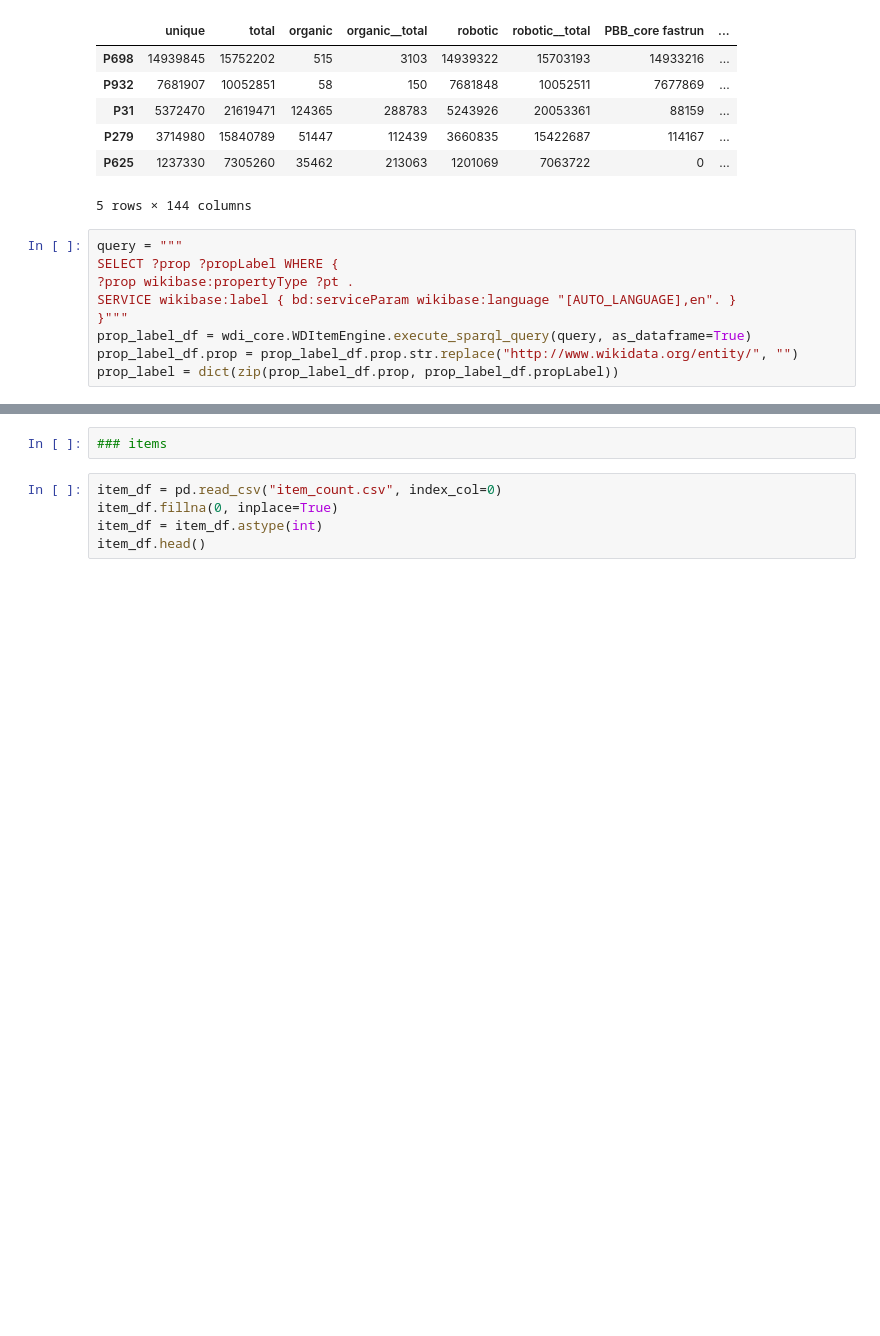
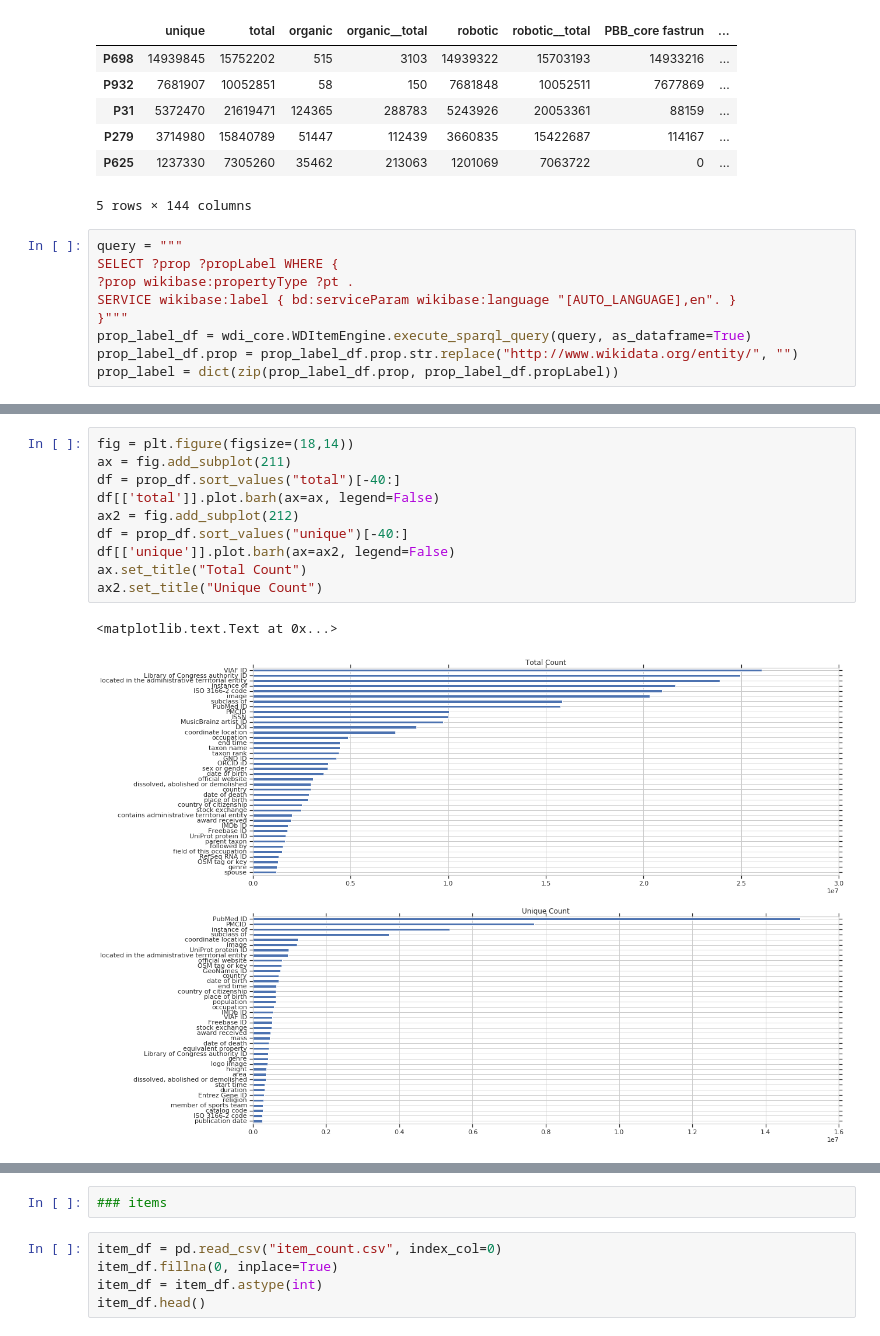
Before and after one commit to stuppie/wikidata-sparql-query-log-analysis, a Jupyter notebook: explore.ipynb, the cells around one changed output, grey strips where cells are left out. Saved outputs shown, nothing was run; the diff lists cells and outputs as text; blank space fills up the shorter version.

Commit message:
add some plots

```diff
--- a/explore.ipynb
+++ b/explore.ipynb
@@ -82,0 +82,13 @@ prop_df.head(20)
+# %%
+fig = plt.figure(figsize=(18,14))
+ax = fig.add_subplot(211)
+df = prop_df.sort_values("total")[-40:]
+df[['total']].plot.barh(ax=ax, legend=False)
+ax2 = fig.add_subplot(212)
+df = prop_df.sort_values("unique")[-40:]
+df[['unique']].plot.barh(ax=ax2, legend=False)
+ax.set_title("Total Count")
+ax2.set_title("Unique Count")
+# %% [output]
+<matplotlib.text.Text at 0x...>
+[figure, added]
```
Also changed, not shown: parts of 15 cells of this notebook.
